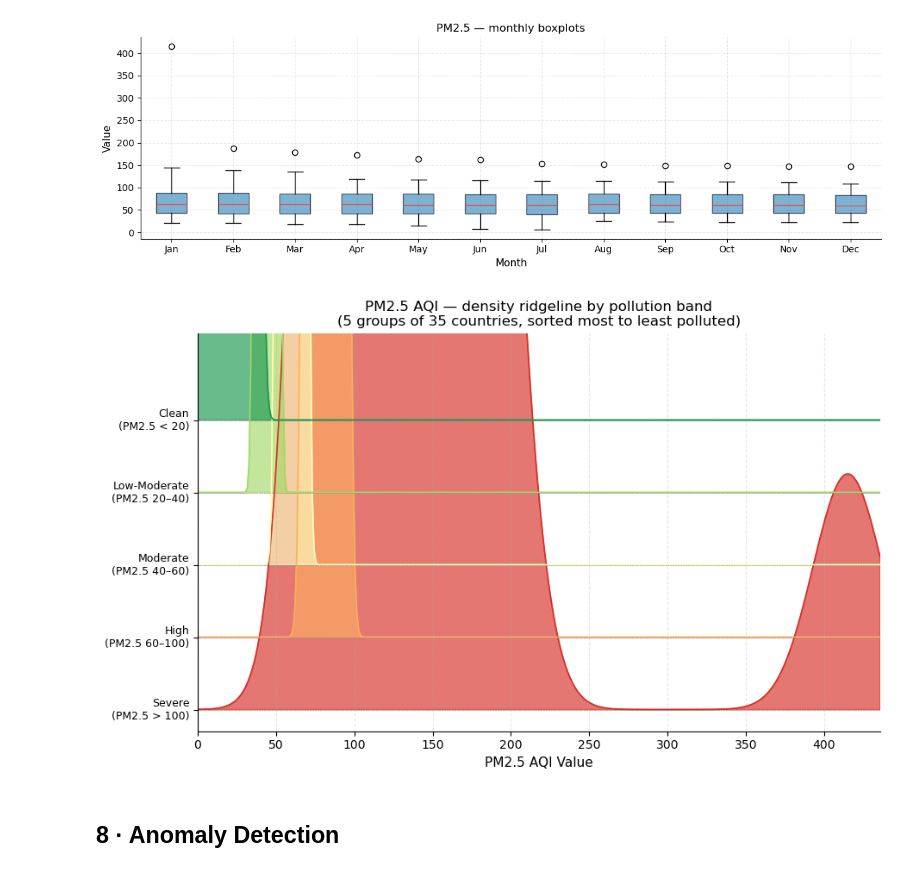
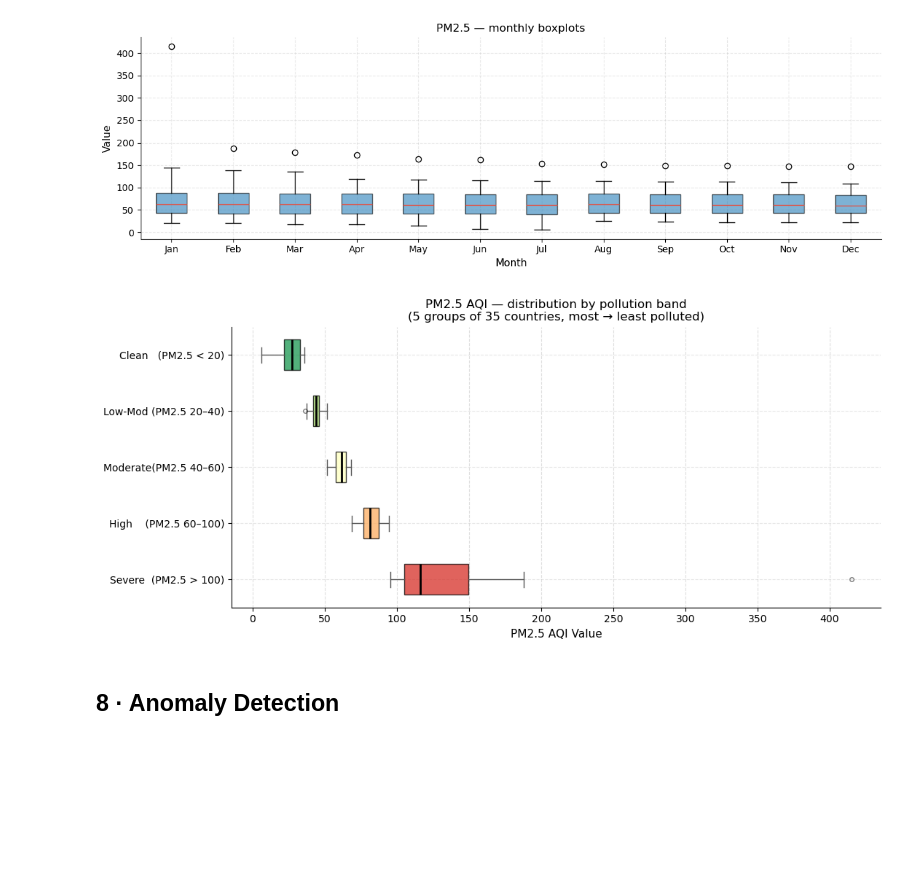
Before and after one commit to amir-jafari/Time-Series-EDA, a Jupyter notebook: notebooks/Global_Air_Pollution_EDA.ipynb, the cells around one changed output. Cells and saved outputs as stored; diff of their text form; code cells hidden in the pictures; blank space fills up the shorter version.

Commit message:
fix(notebook): replace broken ridgeline with horizontal boxplot per band
KDE ridgeline overflowed because intra-band PM2.5 spread was too wide.
Replaced with a clean horizontal boxplot (5 bands x 35 countries, RdYlGn
palette, outlier markers, black median lines). 49/49 cells clean.

Co-Authored-By: Claude Sonnet 4.6 <noreply@anthropic.com>

```diff
--- a/notebooks/Global_Air_Pollution_EDA.ipynb
+++ b/notebooks/Global_Air_Pollution_EDA.ipynb
@@ -424,46 +424,41 @@ plt.show()
 # %% [output]
 [figure]
 [figure]
-# %%
-# Density ridgeline — 5 pollution bands (35 countries each)
-from scipy.stats import gaussian_kde
-
-band_labels = [
-    "Severe\n(PM2.5 > 100)",
-    "High\n(PM2.5 60–100)",
-    "Moderate\n(PM2.5 40–60)",
-    "Low-Moderate\n(PM2.5 20–40)",
-    "Clean\n(PM2.5 < 20)",
-]
-band_size = len(country) // 5
-colors    = plt.cm.RdYlGn(np.linspace(0.1, 0.9, 5))
-
-x_min  = 0.0
-x_max  = float(country["PM2.5 AQI Value"].max()) * 1.05
-x_grid = np.linspace(x_min, x_max, 400)
-scale  = (x_max - x_min) * 0.16
-
-fig, ax = plt.subplots(figsize=(11, 6))
-for i, (label, color) in enumerate(zip(band_labels, colors)):
-    vals = country.iloc[i * band_size:(i + 1) * band_size]["PM2.5 AQI Value"].values
-    kde  = gaussian_kde(vals, bw_method=0.4)
-    dens = kde(x_grid)
-    dens = dens / dens.max() * scale
-    ax.fill_between(x_grid, i, i + dens, alpha=0.65, color=color)
-    ax.plot(x_grid, i + dens, color=color, linewidth=1.2)
-    ax.axhline(i, color="grey", linewidth=0.4, linestyle="--")
-
-ax.set_yticks(range(5))
-ax.set_yticklabels(band_labels, fontsize=9, va="center")
-ax.set_xlabel("PM2.5 AQI Value")
-ax.set_xlim(x_min, x_max)
-ax.set_ylim(-0.3, 5.2)
-ax.set_title("PM2.5 AQI — density ridgeline by pollution band\n"
-             "(5 groups of 35 countries, sorted most to least polluted)")
-fig.subplots_adjust(left=0.18)
-plt.show()
-# %% [output]
-[figure, removed]
+# %%
+# Distribution by pollution band — horizontal boxplot (35 countries each band)
+band_names = [
+    "Severe  (PM2.5 > 100)",
+    "High    (PM2.5 60–100)",
+    "Moderate(PM2.5 40–60)",
+    "Low-Mod (PM2.5 20–40)",
+    "Clean   (PM2.5 < 20)",
+]
+band_size = len(country) // 5
+groups    = [country.iloc[i * band_size:(i + 1) * band_size]["PM2.5 AQI Value"].values
+             for i in range(5)]
+colors    = plt.cm.RdYlGn(np.linspace(0.1, 0.9, 5))
+
+fig, ax = plt.subplots(figsize=(11, 5))
+bp = ax.boxplot(groups, vert=False, patch_artist=True,
+                widths=0.55, showfliers=True,
+                flierprops=dict(marker="o", markersize=4, alpha=0.5),
+                medianprops=dict(color="black", linewidth=2))
+for patch, color in zip(bp["boxes"], colors):
+    patch.set_facecolor(color)
+    patch.set_alpha(0.75)
+for element in ["whiskers", "caps"]:
+    for line in bp[element]:
+        line.set_color("#555555")
+
+ax.set_yticklabels(band_names, fontsize=10)
+ax.set_xlabel("PM2.5 AQI Value", fontsize=11)
+ax.set_title("PM2.5 AQI — distribution by pollution band\n"
+             "(5 groups of 35 countries, most → least polluted)", fontsize=12)
+ax.grid(axis="x", linestyle="--", alpha=0.4)
+fig.tight_layout()
+plt.show()
+# %% [output]
+[figure, added]
 # %% [markdown]
 ## 8 · Anomaly Detection
 # %%
```
